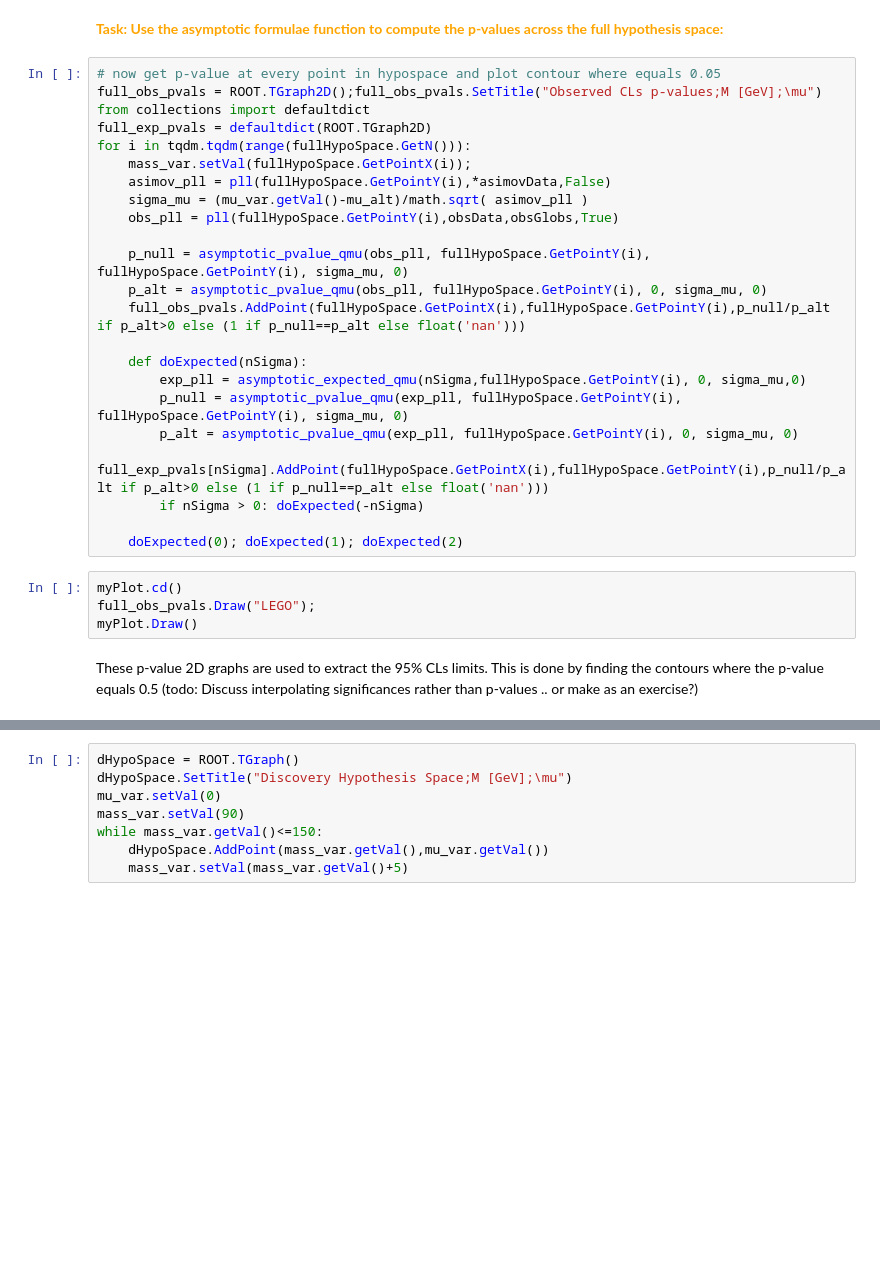
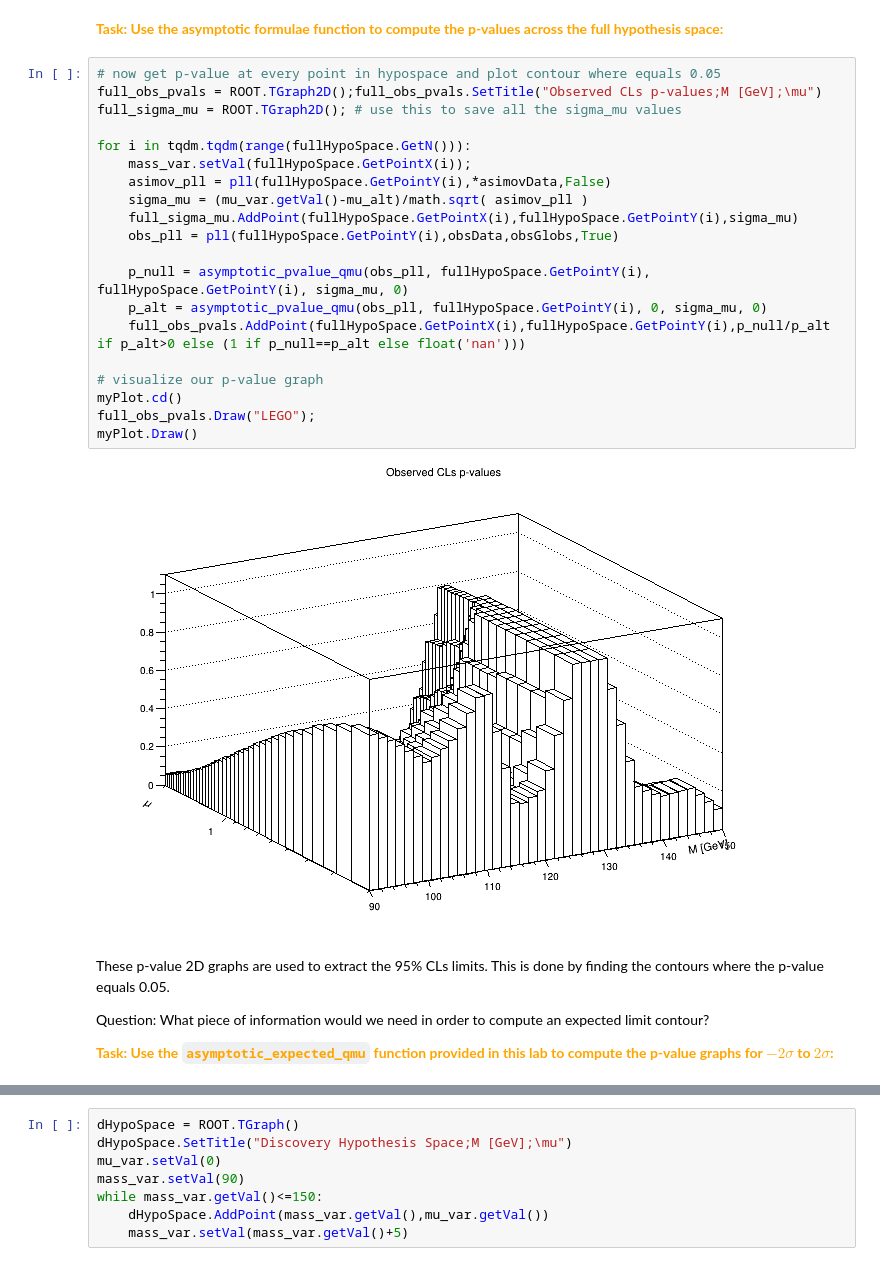
Before and after one commit to will-cern/ralstats, a Jupyter notebook: Main.ipynb, the cells around one changed output, grey strips where cells are left out. Saved outputs shown, nothing was run; the diff lists cells and outputs as text; blank space fills up the shorter version.

```diff
--- a/Main.ipynb
+++ b/Main.ipynb
@@ -296,29 +366,28 @@ while mu_var.getVal()<=2.0:
 # %%
 # now get p-value at every point in hypospace and plot contour where equals 0.05
 full_obs_pvals = ROOT.TGraph2D();full_obs_pvals.SetTitle("Observed CLs p-values;M [GeV];\mu")
-from collections import defaultdict
-full_exp_pvals = defaultdict(ROOT.TGraph2D)
+full_sigma_mu = ROOT.TGraph2D(); # use this to save all the sigma_mu values
+
 for i in tqdm.tqdm(range(fullHypoSpace.GetN())):
     mass_var.setVal(fullHypoSpace.GetPointX(i));
     asimov_pll = pll(fullHypoSpace.GetPointY(i),*asimovData,False)
     sigma_mu = (mu_var.getVal()-mu_alt)/math.sqrt( asimov_pll )
+    full_sigma_mu.AddPoint(fullHypoSpace.GetPointX(i),fullHypoSpace.GetPointY(i),sigma_mu)
     obs_pll = pll(fullHypoSpace.GetPointY(i),obsData,obsGlobs,True)
 
     p_null = asymptotic_pvalue_qmu(obs_pll, fullHypoSpace.GetPointY(i), fullHypoSpace.GetPointY(i), sigma_mu, 0)
     p_alt = asymptotic_pvalue_qmu(obs_pll, fullHypoSpace.GetPointY(i), 0, sigma_mu, 0)
     full_obs_pvals.AddPoint(fullHypoSpace.GetPointX(i),fullHypoSpace.GetPointY(i),p_null/p_alt if p_alt>0 else (1 if p_null==p_alt else float('nan')))
 
-    def doExpected(nSigma):
-        exp_pll = asymptotic_expected_qmu(nSigma,fullHypoSpace.GetPointY(i), 0, sigma_mu,0)
-        p_null = asymptotic_pvalue_qmu(exp_pll, fullHypoSpace.GetPointY(i), fullHypoSpace.GetPointY(i), sigma_mu, 0)
-        p_alt = asymptotic_pvalue_qmu(exp_pll, fullHypoSpace.GetPointY(i), 0, sigma_mu, 0)
-        full_exp_pvals[nSigma].AddPoint(fullHypoSpace.GetPointX(i),fullHypoSpace.GetPointY(i),p_null/p_alt if p_alt>0 else (1 if p_null==p_alt else float('nan')))
-        if nSigma > 0: doExpected(-nSigma)
-
-    doExpected(0); doExpected(1); doExpected(2)
+# visualize our p-value graph
+myPlot.cd()
+full_obs_pvals.Draw("LEGO");
+myPlot.Draw()
+# %% [output]
+[figure, added]
-# %%
-myPlot.cd()
-full_obs_pvals.Draw("LEGO");
-myPlot.Draw()
 # %% [markdown]
-These p-value 2D graphs are used to extract the 95% CLs limits. This is done by finding the contours where the p-value equals 0.5 (todo: Discuss interpolating significances rather than p-values .. or make as an exercise?)
+These p-value 2D graphs are used to extract the 95% CLs limits. This is done by finding the contours where the p-value equals 0.05.
+
+Question: What piece of information would we need in order to compute an expected limit contour?
+
+<span style="color:orange">**Task: Use the `asymptotic_expected_qmu` function provided in this lab to compute the p-value graphs for $-2\sigma$ to $2\sigma$:**</span>
```
Also changed, not shown: parts of 32 cells of this notebook, 1 other file.
